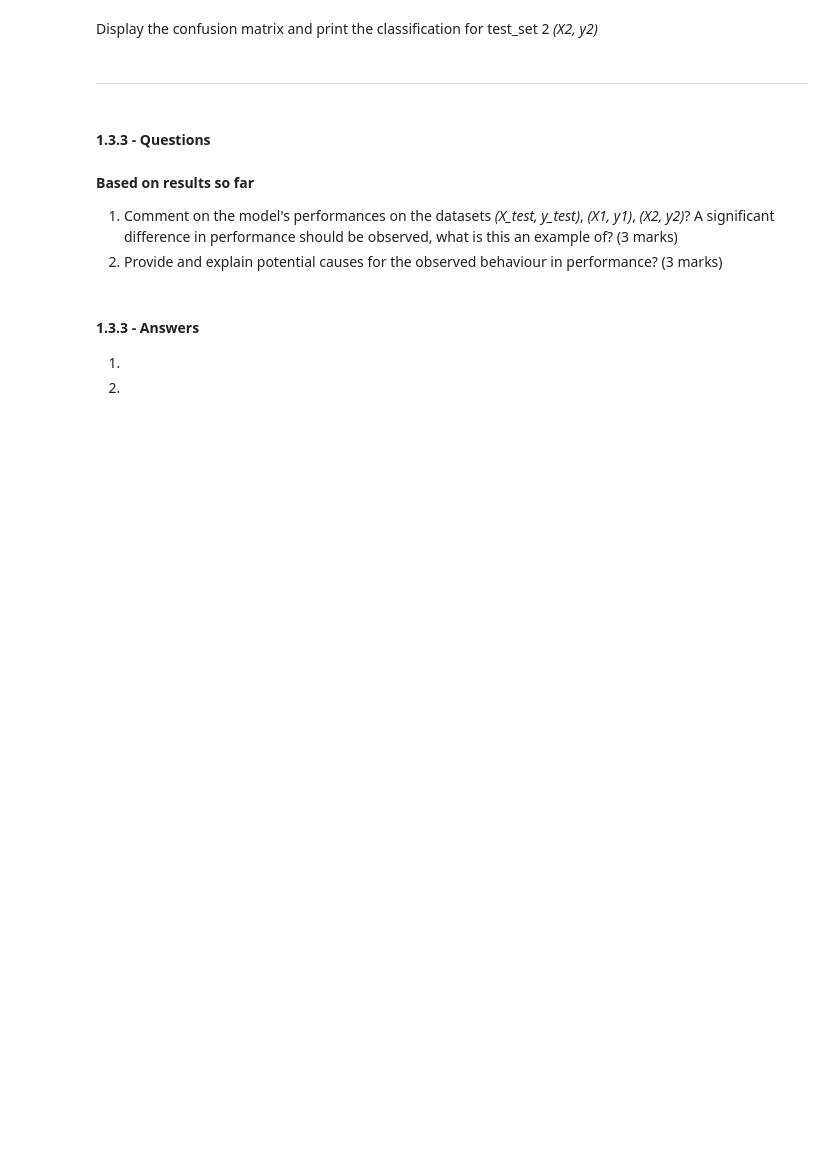
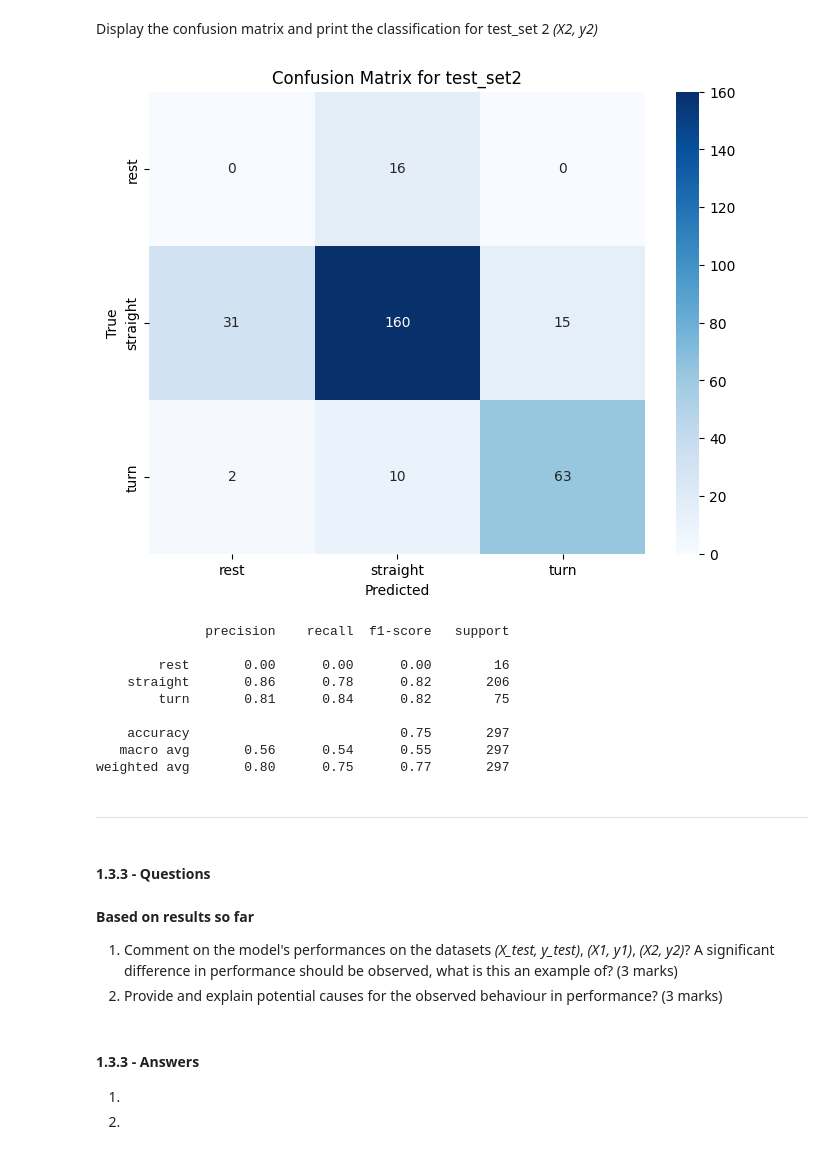
Before and after one commit to AkolawoleBodefakunle/engg680_2024_fall, a Jupyter notebook: Lab_Assignment4/Assignment 4.ipynb, the cells around one changed output. Cells and saved outputs as stored; diff of their text form; code cells hidden in the pictures; blank space fills up the shorter version.

```diff
--- a/Lab_Assignment4/Assignment 4.ipynb
+++ b/Lab_Assignment4/Assignment 4.ipynb
@@ -197,5 +372,5 @@ X1.head(2)
 # %%
 # TODO - Load the target vector from test_set2 into y2, and all features from test_set2 into X2
-# y2 =
-# X2 =
+y2 = test_set2['motion_state']
+X2 = test_set2.drop('motion_state', axis=1)
 X2.head(2)
@@ -223,3 +436,33 @@ Display the confusion matrix and print the classification for test_set 2 *(X2, y
+# %%
+# TODO - Display confusion matrix and print classification report for (X2, y2)
+# Predict on the test set using the best model
+y2_pred = best_model.predict(X2)
+
+# Create the confusion matrix
+cm = confusion_matrix(y2, y2_pred)
+
+# Plot the confusion matrix using seaborn
+plt.figure(figsize=(8, 6))
+sns.heatmap(cm, annot=True, fmt="d", cmap="Blues",
+            xticklabels=grid.classes_, yticklabels=grid.classes_)
+plt.xlabel("Predicted")
+plt.ylabel("True")
+plt.title("Confusion Matrix for test_set2")
+plt.show()
+
+# Print the classification report
+print(classification_report(y2, y2_pred))
+# %% [output]
+[figure, added]
+              precision    recall  f1-score   support
+
+        rest       0.00      0.00      0.00        16
+    straight       0.86      0.78      0.82       206
+        turn       0.81      0.84      0.82        75
+
+    accuracy                           0.75       297
+   macro avg       0.56      0.54      0.55       297
+weighted avg       0.80      0.75      0.77       297
 # %% [markdown]
 ___
 # %% [markdown]
```
Also changed, not shown: parts of 40 cells of this notebook.
